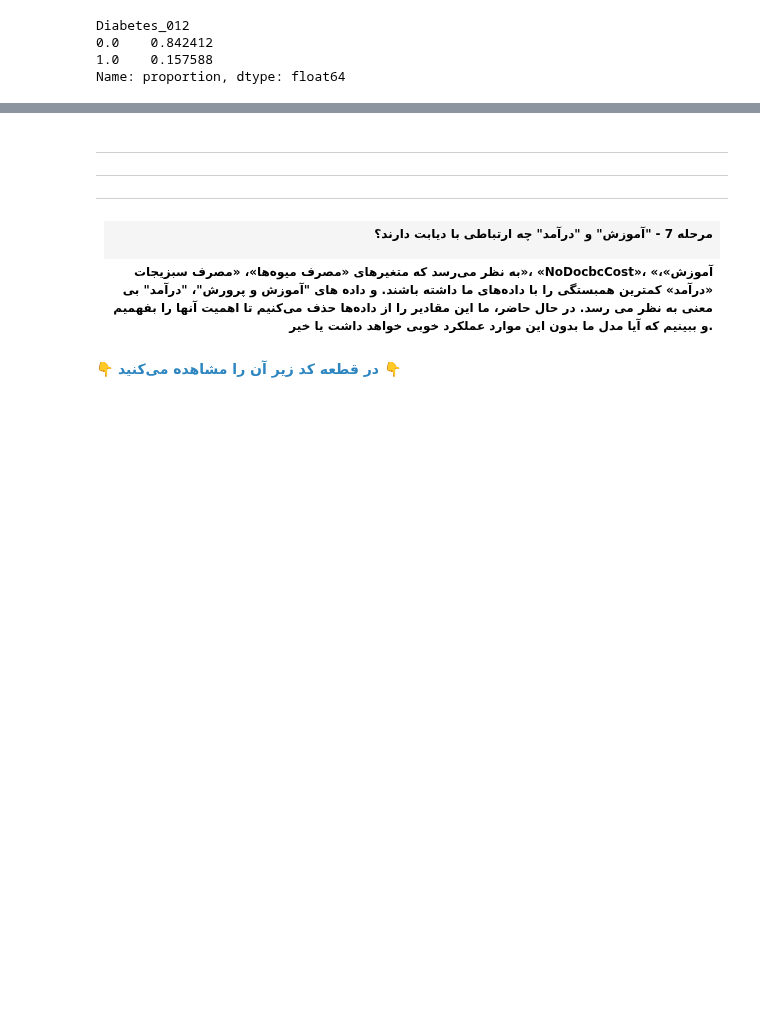
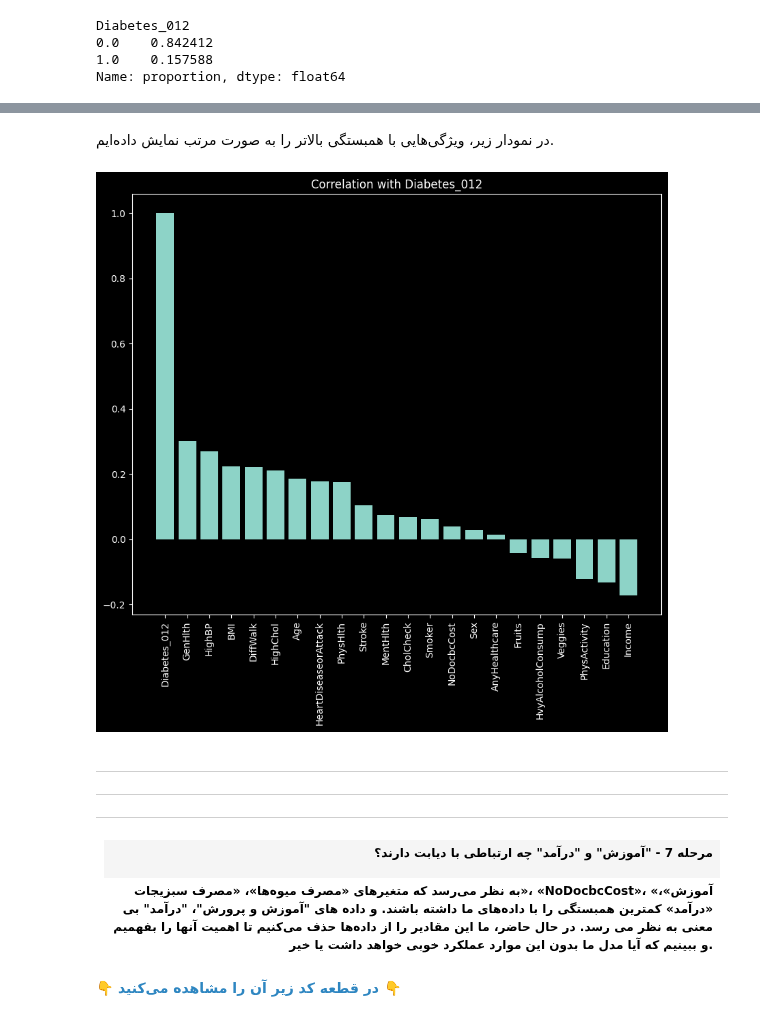
Before and after one commit to imsalione/Diabetes, a Jupyter notebook: diabetes.ipynb, the cells around one changed output, grey strips where cells are left out. Saved outputs shown, nothing was run; the diff lists cells and outputs as text; code cells hidden in the pictures; blank space fills up the shorter version.

```diff
--- a/diabetes.ipynb
+++ b/diabetes.ipynb
@@ -428,3 +426,20 @@ plt.show()
+# %% [markdown]
+<section style="direction: rtl; text-align: justify; margin: 30px;">
+
+در نمودار زیر، ویژگی‌هایی با همبستگی بالاتر را به صورت مرتب نمایش داده‌ایم.
+
+</section>
+# %%
+plt.figure(figsize=(10, 8))
+
+correlation_with_target = correlation_with_target.sort_values(ascending=False)
+fig2 = plt.bar(correlation_with_target.index, correlation_with_target)
+
+plt.xticks(rotation=90)
+plt.title("Correlation with Diabetes_012")
+plt.show()
+# %% [output]
+[figure, added]
 # %% [markdown]
 <style>
     .markdown-title {
```
Also changed, not shown: parts of 6 cells of this notebook.
